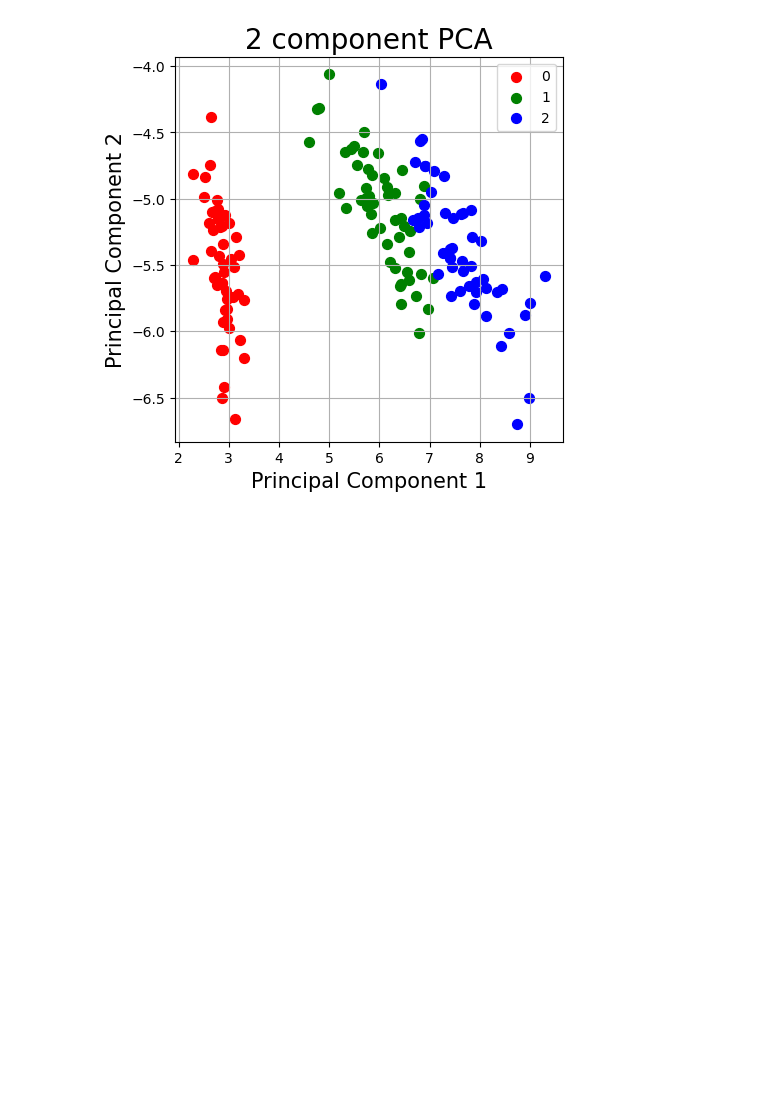
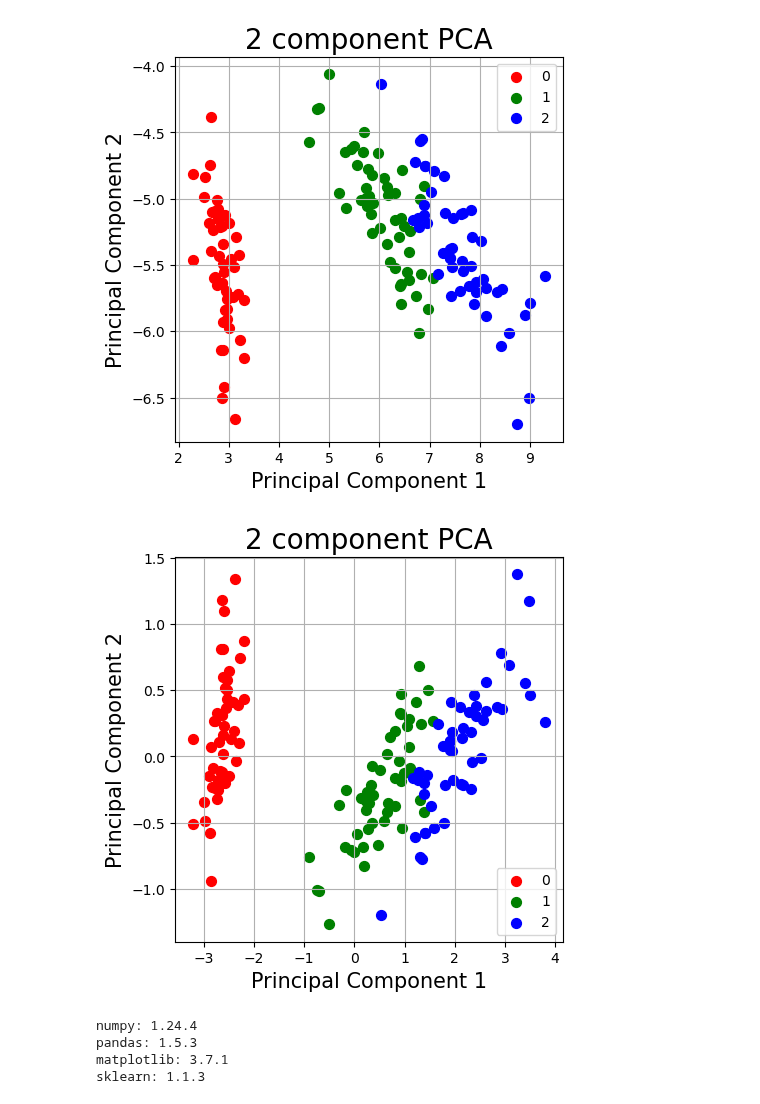
Before and after one commit to frankRenlf/pattern_recognition, a Jupyter notebook: ml/pca.ipynb, the cells around one changed output. Cells and saved outputs as stored; diff of their text form; code cells hidden in the pictures; blank space fills up the shorter version.

```diff
--- a/ml/pca.ipynb
+++ b/ml/pca.ipynb
@@ -70,3 +70,44 @@ ax.legend(targets)
 ax.grid()
 # %% [output]
 [figure]
+# %%
+from sklearn.decomposition import PCA as sklearnPCA
+
+sklearn_pca = sklearnPCA(n_components=2)
+Y = sklearn_pca.fit_transform(X)
+
+principalDf = pd.DataFrame(data=np.array(Y), columns=['principal component 1', 'principal component 2'])
+Df = pd.concat([principalDf, y], axis=1)
+fig = plt.figure(figsize=(5, 5))
+ax = fig.add_subplot(1, 1, 1)
+ax.set_xlabel('Principal Component 1', fontsize=15)
+ax.set_ylabel('Principal Component 2', fontsize=15)
+ax.set_title('2 component PCA', fontsize=20)
+targets = [0, 1, 2]
+# ['Iris-setosa', 'Iris-versicolor', 'Iris-virginica'] colors = ['r', 'g', 'b']
+for target, color in zip(targets, colors):
+    indicesToKeep = Df['label'] == target
+    ax.scatter(Df.loc[indicesToKeep, 'principal component 1']
+               , Df.loc[indicesToKeep, 'principal component 2']
+               , c=color
+               , s=50)
+ax.legend(targets)
+ax.grid()
+# %% [output]
+[figure, added]
+# %%
+from sklearn.decomposition import PCA as sklearnPCA
+
+sklearn_pca = sklearnPCA(n_components=2)
+Y = sklearn_pca.fit_transform(X)
+import matplotlib, sklearn
+
+print("numpy:", np.__version__)
+print("pandas:", pd.__version__)
+print("matplotlib:", matplotlib.__version__)
+print("sklearn:", sklearn.__version__)
+# %% [output]
+numpy: 1.24.4
+pandas: 1.5.3
+matplotlib: 3.7.1
+sklearn: 1.1.3
```
